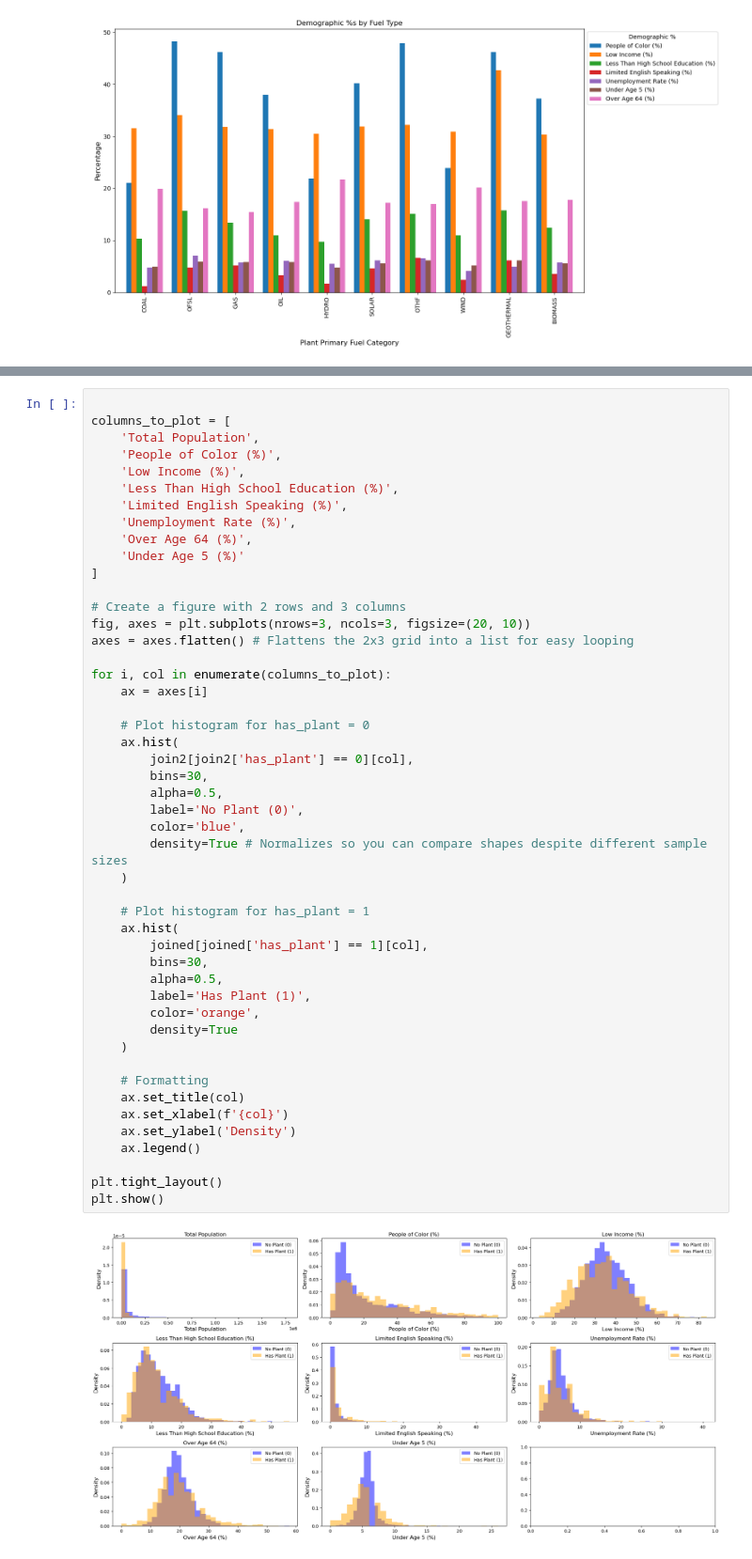
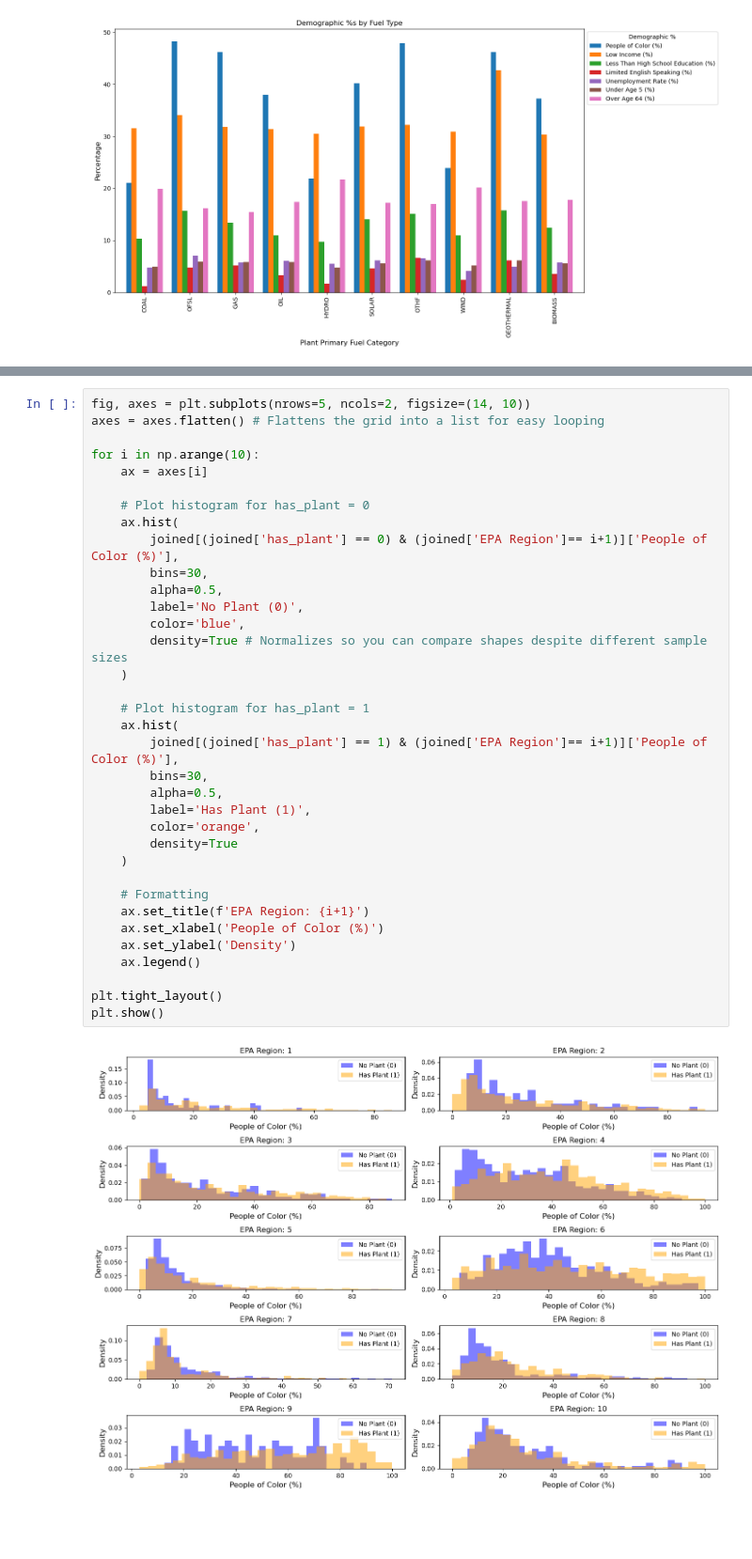
Before and after one commit to reilyfairchild/Data102_Final_Project, a Jupyter notebook: dataset_3_EDA.ipynb, the cells around one changed output, grey strips where cells are left out. Shown at 94% size. Cells and saved outputs as stored; diff of their text form; blank space fills up the shorter version.

Commit message:
people of color by region

```diff
--- a/dataset_3_EDA.ipynb
+++ b/dataset_3_EDA.ipynb
@@ -399,50 +401,37 @@ join2.describe().T
 # %%
+fig, axes = plt.subplots(nrows=5, ncols=2, figsize=(14, 10))
+axes = axes.flatten() # Flattens the grid into a list for easy looping
 
-columns_to_plot = [
-    'Total Population',
-    'People of Color (%)',
-    'Low Income (%)',
-    'Less Than High School Education (%)',
-    'Limited English Speaking (%)',
-    'Unemployment Rate (%)',
-    'Over Age 64 (%)',
-    'Under Age 5 (%)'
-]
-
-# Create a figure with 2 rows and 3 columns
-fig, axes = plt.subplots(nrows=3, ncols=3, figsize=(20, 10))
-axes = axes.flatten() # Flattens the 2x3 grid into a list for easy looping
-
-for i, col in enumerate(columns_to_plot):
+for i in np.arange(10):
     ax = axes[i]
 
     # Plot histogram for has_plant = 0
     ax.hist(
-        join2[join2['has_plant'] == 0][col],
+        joined[(joined['has_plant'] == 0) & (joined['EPA Region']== i+1)]['People of Color (%)'],
         bins=30,
         alpha=0.5,
         label='No Plant (0)',
         color='blue',
         density=True # Normalizes so you can compare shapes despite different sample sizes
     )
 
     # Plot histogram for has_plant = 1
     ax.hist(
-        joined[joined['has_plant'] == 1][col],
+        joined[(joined['has_plant'] == 1) & (joined['EPA Region']== i+1)]['People of Color (%)'],
         bins=30,
         alpha=0.5,
         label='Has Plant (1)',
         color='orange',
         density=True
     )
 
     # Formatting
-    ax.set_title(col)
-    ax.set_xlabel(f'{col}')
+    ax.set_title(f'EPA Region: {i+1}')
+    ax.set_xlabel('People of Color (%)')
     ax.set_ylabel('Density')
     ax.legend()
 
 plt.tight_layout()
 plt.show()
 # %% [output]
-[figure, old version]
+[figure, new version]
```
Also changed, not shown: parts of 7 cells of this notebook.
